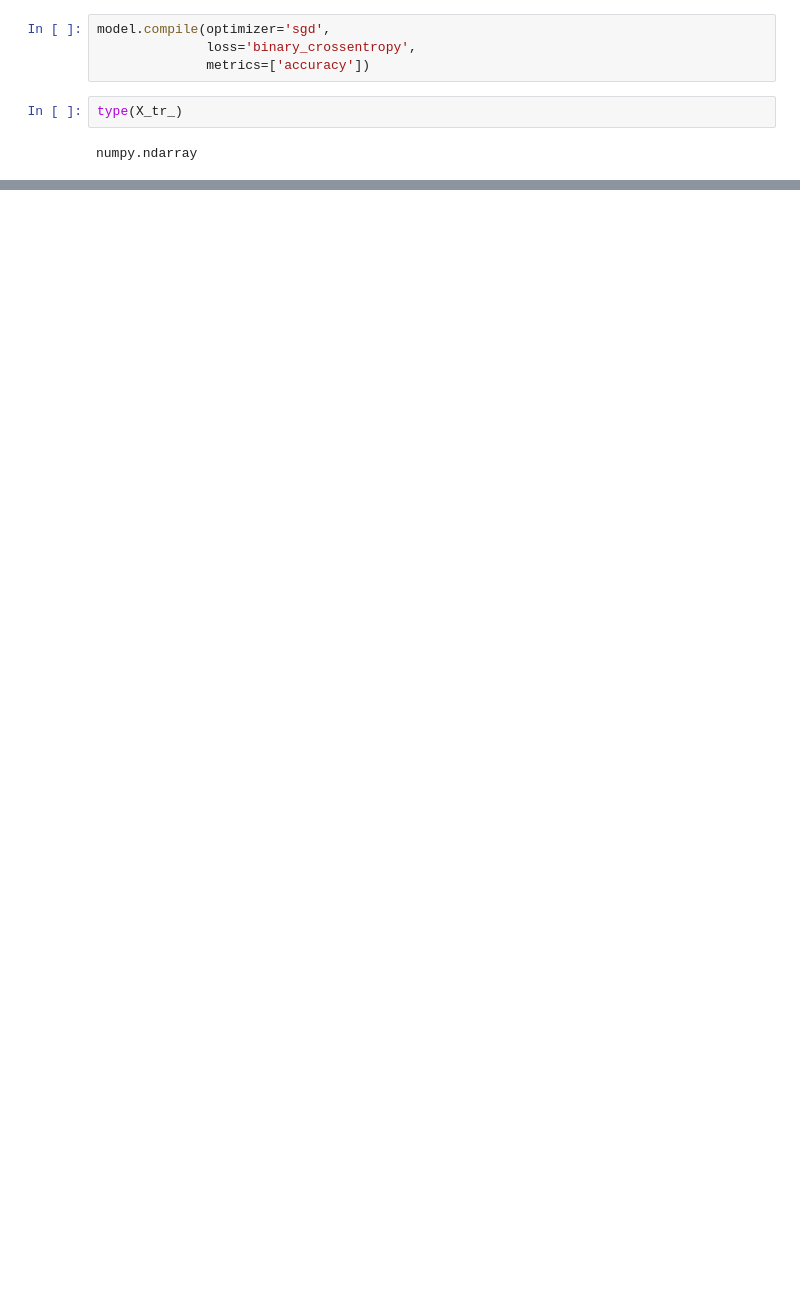
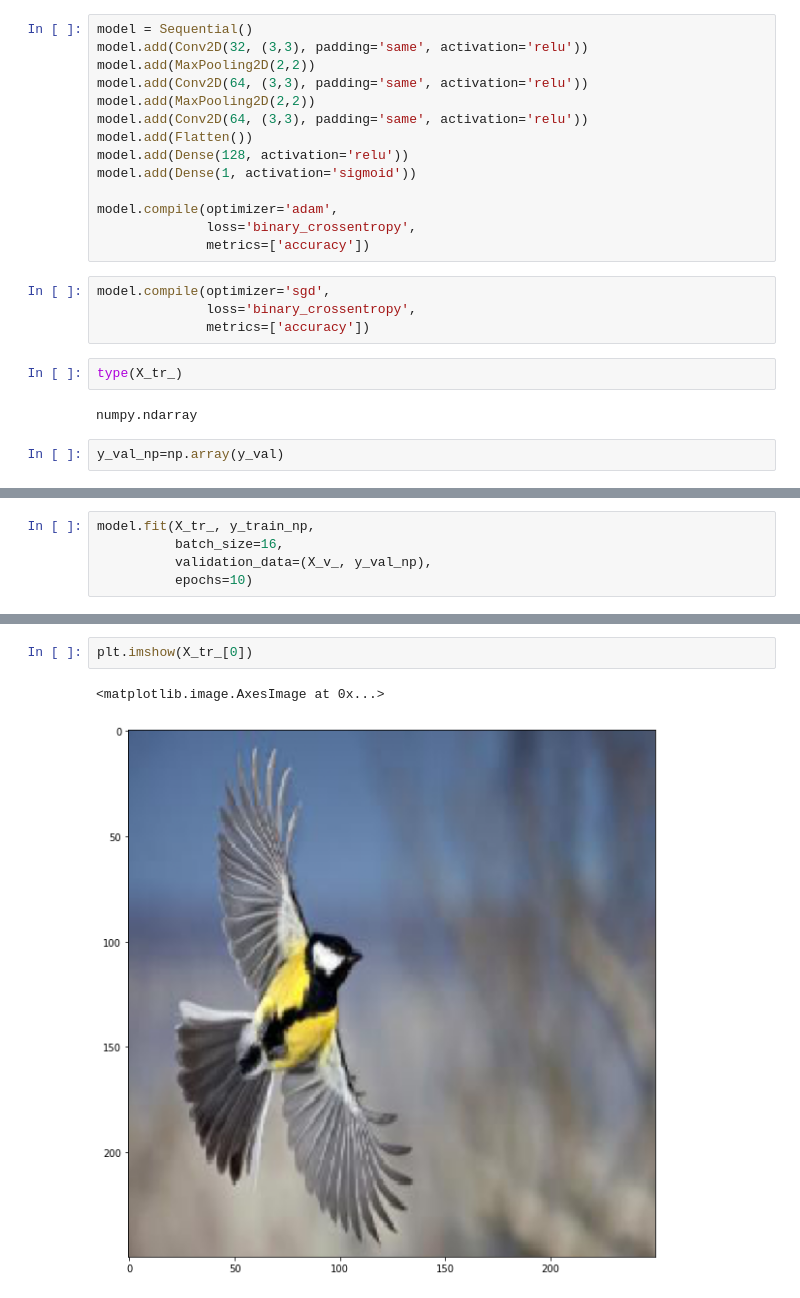
Before and after one commit to IlsuSong/Section4_project, a Jupyter notebook: Untitled7.ipynb, the cells around one changed output, grey strips where cells are left out. Drawn from its saved outputs; the diff is of its cells as text; blank space fills up the shorter version.

```diff
--- a/Untitled7.ipynb
+++ b/Untitled7.ipynb
@@ -150,6 +171,20 @@ model = tf.keras.models.Sequential()
 model.add(tf.keras.layers.Flatten(input_shape=(250, 250,3)))
 model.add(tf.keras.layers.Dense(100, activation='relu'))
 model.add(tf.keras.layers.Dense(1, activation='sigmoid'))
+# %%
+model = Sequential()
+model.add(Conv2D(32, (3,3), padding='same', activation='relu'))
+model.add(MaxPooling2D(2,2))
+model.add(Conv2D(64, (3,3), padding='same', activation='relu'))
+model.add(MaxPooling2D(2,2))
+model.add(Conv2D(64, (3,3), padding='same', activation='relu'))
+model.add(Flatten())
+model.add(Dense(128, activation='relu'))
+model.add(Dense(1, activation='sigmoid'))
+
+model.compile(optimizer='adam',
+              loss='binary_crossentropy',
+              metrics=['accuracy'])
 # %%
 model.compile(optimizer='sgd',
               loss='binary_crossentropy',
@@ -158,3 +193,5 @@ model.compile(optimizer='sgd',
 type(X_tr_)
 # %% [output]
 numpy.ndarray
+# %%
+y_val_np=np.array(y_val)
@@ -160,0 +206,5 @@ numpy.ndarray
+# %%
+model.fit(X_tr_, y_train_np,
+          batch_size=16,
+          validation_data=(X_v_, y_val_np),
+          epochs=10)
@@ -252,0 +309,5 @@ NameError: ignored
+# %%
+plt.imshow(X_tr_[0])
+# %% [output]
+<matplotlib.image.AxesImage at 0x...>
+[figure, added]
```
Also changed, not shown: parts of 24 cells of this notebook.
